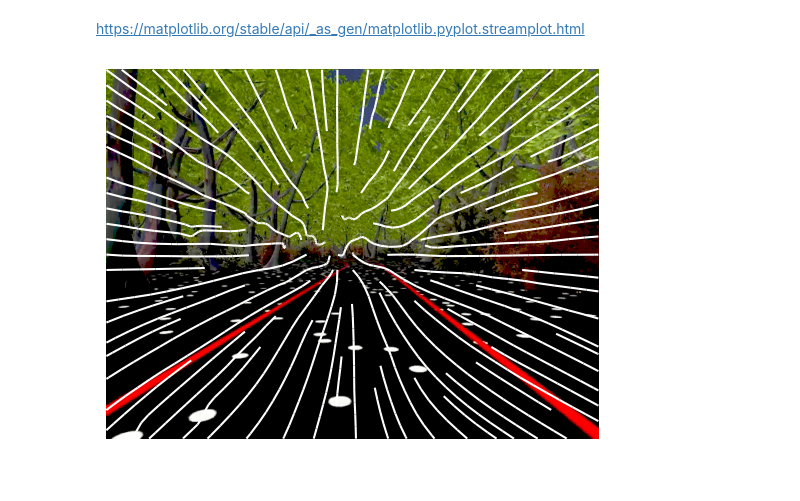
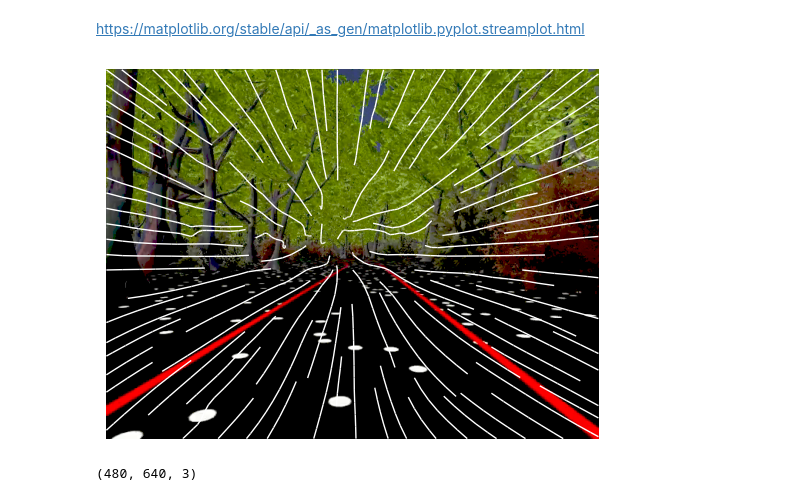
Before and after one commit to PerForm-Lab-RIT/retinal_flow_toolkit, a Jupyter notebook: sandbox/matplotlib_streamlines_test.ipynb, the cells around one changed output. Drawn from its saved outputs; the diff is of its cells as text; code cells hidden in the pictures.

```diff
--- a/sandbox/matplotlib_streamlines_test.ipynb
+++ b/sandbox/matplotlib_streamlines_test.ipynb
@@ -61,17 +45,41 @@ flow3D[:,1] = -flow[...,1].flatten()
 # %%
-fig, ax = plt.subplots()
-plt.streamplot(grid_x, grid_y, flow[...,0], flow[...,1], start_points=start_pts, color='w',arrowsize=0, maxlength = 10)
+
+w = int(np.shape(frame)[1])
+h = int(np.shape(frame)[0])
+
+x = np.arange(0, np.shape(frame)[0], 1)
+y = np.arange(0, np.shape(frame)[1], 1)
+grid_x, grid_y = np.meshgrid(y, x)
+
+x = np.arange(0, np.shape(frame)[0], 20)
+y = np.arange(0, np.shape(frame)[1], 20)
+start_x, start_y = np.meshgrid(y, x)
+start_pts = np.array([[y,x] for x in np.arange(0, np.shape(frame)[0], 20) for y in np.arange(0, np.shape(frame)[1], 20) ])
+
+fig, ax = plt.subplots(figsize=(6.4, 4.8), dpi=100)
+
+plt.streamplot(grid_x, grid_y, flow[...,0], flow[...,1],
+               start_points=start_pts,
+               color='w',
+               maxlength = .6,
+               arrowsize=0,
+               linewidth = 1)
+
 plt.axis('off')
 plt.imshow(frame)
-
 
 from matplotlib.backends.backend_agg import FigureCanvasAgg as FigureCanvas
 
 canvas = FigureCanvas(fig)
 canvas.draw()       # draw the canvas, cache the renderer
 image = np.frombuffer(canvas.tostring_rgb(), dtype='uint8')
 width, height = fig.get_size_inches() * fig.get_dpi()
 image = np.frombuffer(canvas.tostring_rgb(),dtype=np.uint8).reshape(int(height), int(width), 3)
+image = cv2.cvtColor(image,cv2.COLOR_RGB2BGR)
 # %% [output]
-[figure, old version]
+[figure, new version]
+# %%
+np.shape(image)
+# %% [output]
+(480, 640, 3)
 # %%
```
Also changed, not shown: parts of 3 cells of this notebook, 1 other file.
